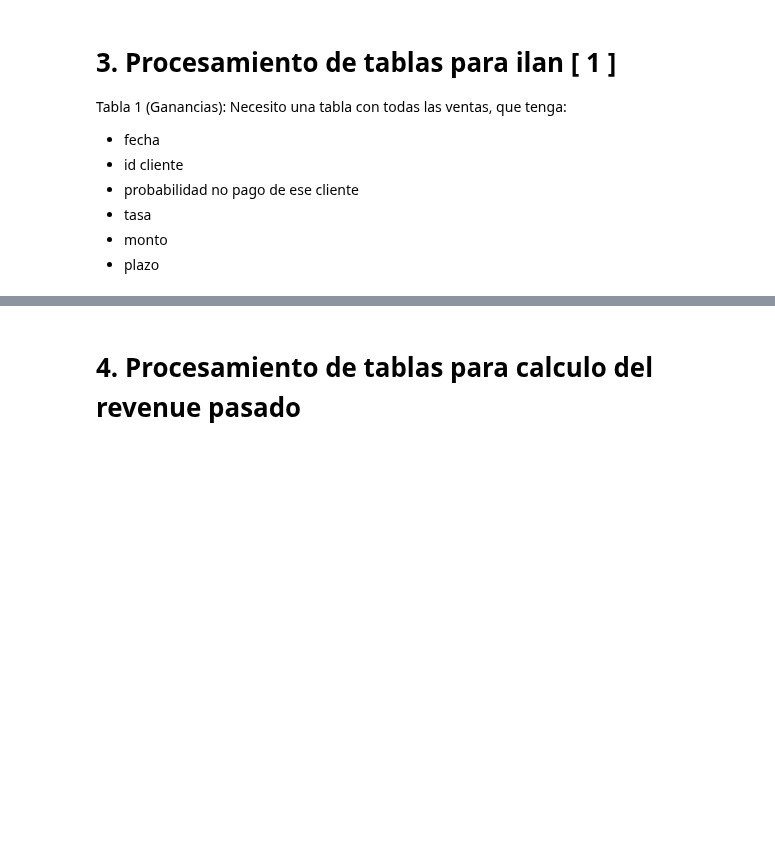
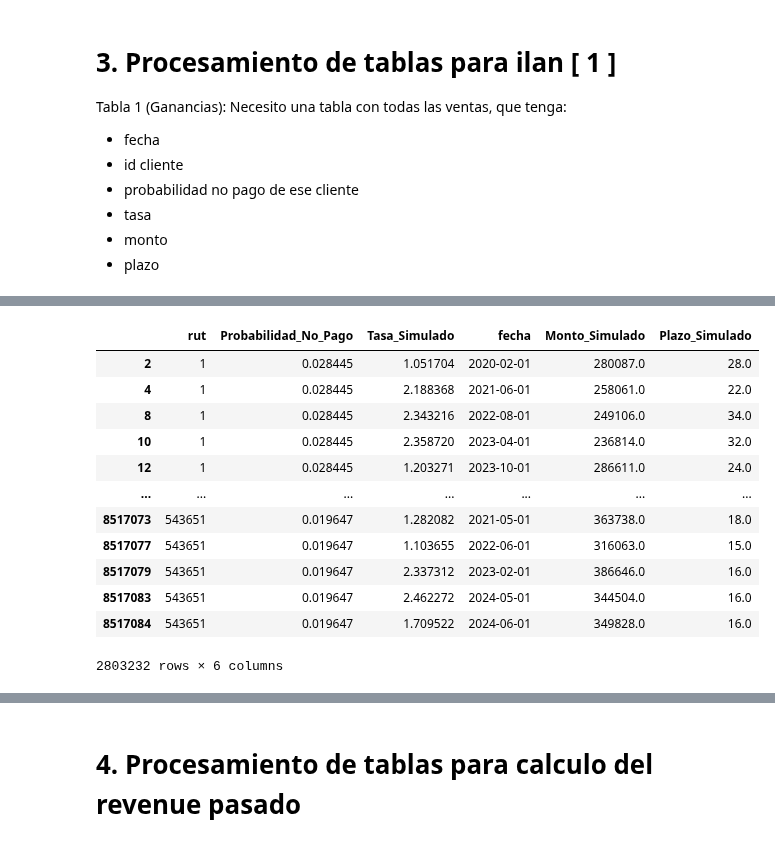
Before and after one commit to JosepVargasf/capstone_g11_2024-2, a Jupyter notebook: Procesamiento de datos/procesamiento.ipynb, the cells around one changed output, grey strips where cells are left out. Drawn from its saved outputs; the diff is of its cells as text; code cells hidden in the pictures; blank space fills up the shorter version.

```diff
--- a/Procesamiento de datos/procesamiento.ipynb
+++ b/Procesamiento de datos/procesamiento.ipynb
@@ -122,7 +122,7 @@ df_simulaciones_e_informacion_de_clientes['simulo'] = df_simulaciones_e_informac
 # %%
 df_simulaciones_e_informacion_de_clientes.drop(columns=['Unnamed: 0_x', 'Unnamed: 0_y'], inplace=True)
 # %%
-df_simulaciones_e_informacion_de_clientes = pd.merge(
+df_simulaciones_e_informacion_de_clientes_ventas = pd.merge(
     df_simulaciones_e_informacion_de_clientes,
     df_ventas,
     on=['rut', 'fecha'],
@@ -156,0 +157,19 @@ df_simulaciones_e_informacion_de_clientes
+# %%
+df_simulaciones_e_informacion_de_clientes_filtered = df_simulaciones_e_informacion_de_clientes_ventas[df_simulaciones_e_informacion_de_clientes_ventas['Unnamed: 0'].notna()]
+tabla_ganancias = df_simulaciones_e_informacion_de_clientes_filtered[['rut','Probabilidad_No_Pago','Tasa_Simulado','fecha','Monto_Simulado','Plazo_Simulado']].copy()
+
+tabla_ganancias
+# %% [output]
+|  | rut | Probabilidad_No_Pago | Tasa_Simulado | fecha | Monto_Simulado | Plazo_Simulado |
+| 2 | 1 | 0.028445 | 1.051704 | 2020-02-01 | 280087.0 | 28.0 |
+| 4 | 1 | 0.028445 | 2.188368 | 2021-06-01 | 258061.0 | 22.0 |
+| 8 | 1 | 0.028445 | 2.343216 | 2022-08-01 | 249106.0 | 34.0 |
+| 10 | 1 | 0.028445 | 2.358720 | 2023-04-01 | 236814.0 | 32.0 |
+| 12 | 1 | 0.028445 | 1.203271 | 2023-10-01 | 286611.0 | 24.0 |
+| ... | ... | ... | ... | ... | ... | ... |
+| 8517073 | 543651 | 0.019647 | 1.282082 | 2021-05-01 | 363738.0 | 18.0 |
+| 8517077 | 543651 | 0.019647 | 1.103655 | 2022-06-01 | 316063.0 | 15.0 |
+| 8517079 | 543651 | 0.019647 | 2.337312 | 2023-02-01 | 386646.0 | 16.0 |
+| 8517083 | 543651 | 0.019647 | 2.462272 | 2024-05-01 | 344504.0 | 16.0 |
+| 8517084 | 543651 | 0.019647 | 1.709522 | 2024-06-01 | 349828.0 | 16.0 |
+2803232 rows × 6 columns
```
Also changed, not shown: parts of 9 cells of this notebook, 1 other file.
